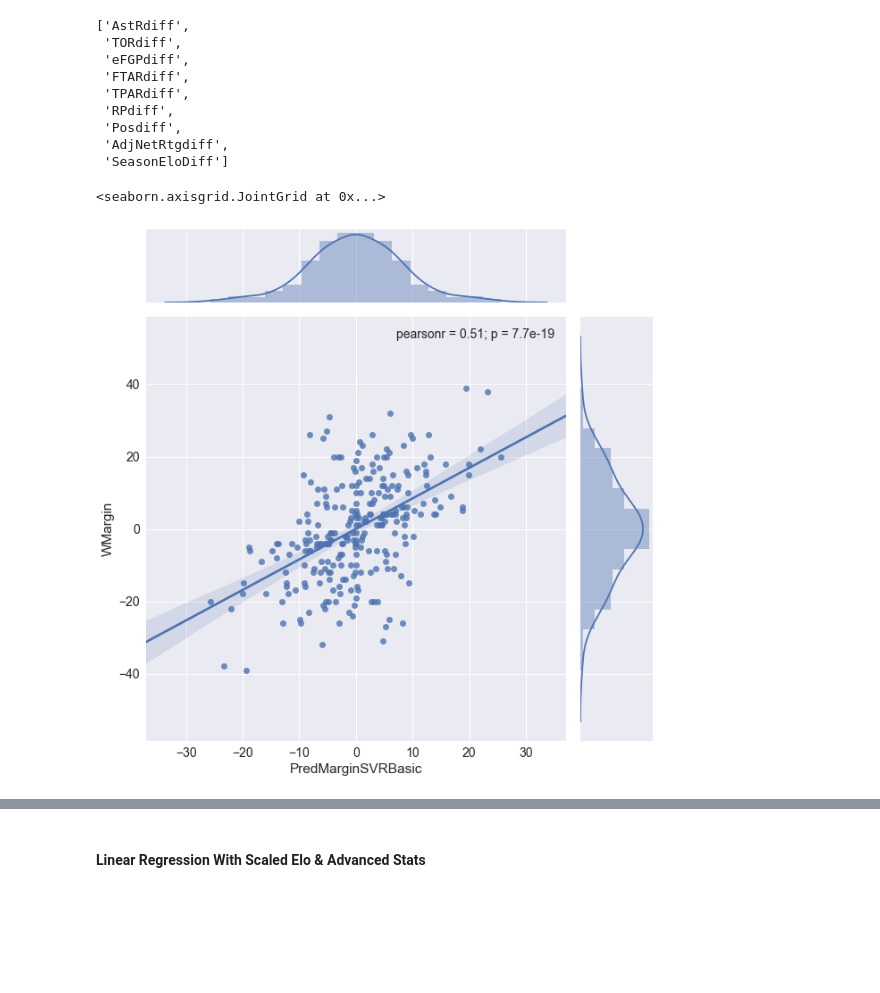
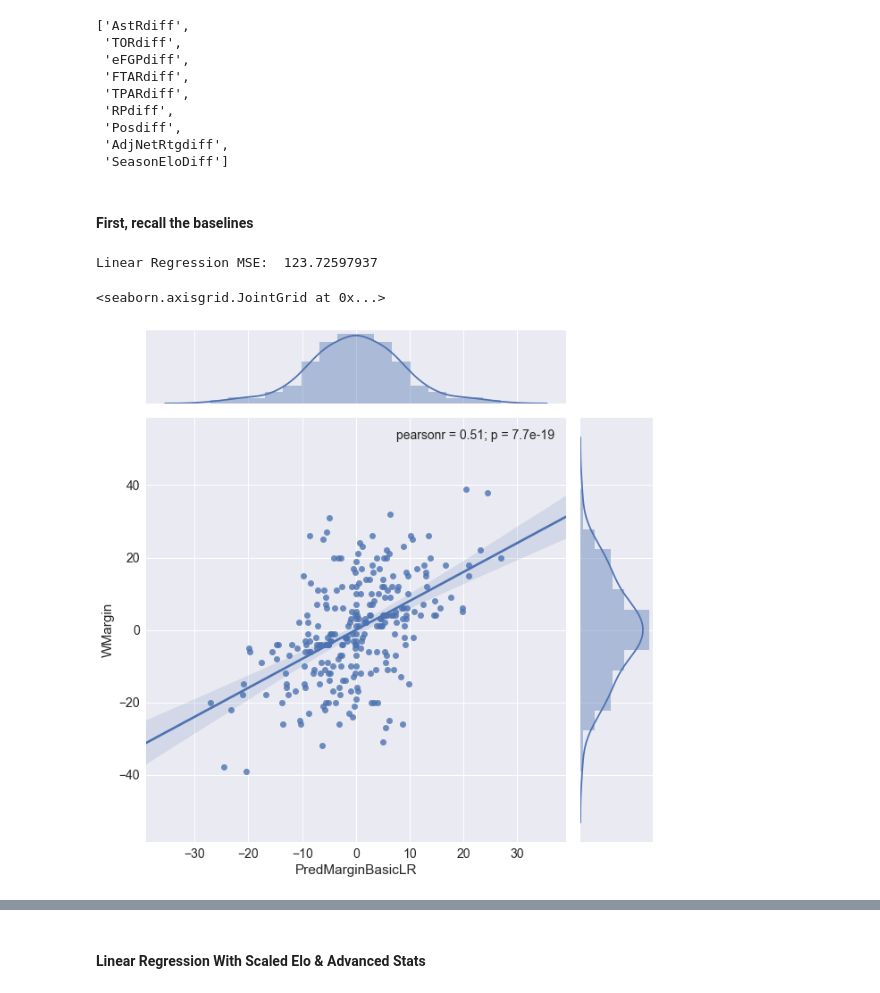
Before and after one commit to victoreram/Springboard-Data-Science, a Jupyter notebook: NCAABBPrediction/MLAdvancedStats.ipynb, the cells around one changed output, grey strips where cells are left out. Drawn from its saved outputs; the diff is of its cells as text; code cells hidden in the pictures; blank space fills up the shorter version.

```diff
--- a/NCAABBPrediction/MLAdvancedStats.ipynb
+++ b/NCAABBPrediction/MLAdvancedStats.ipynb
@@ -730,30 +730,28 @@ scaled_cols
  'Posdiff',
  'AdjNetRtgdiff',
  'SeasonEloDiff']
+# %% [markdown]
+#### First, recall the baselines
 # %%
 import warnings
 warnings.filterwarnings('ignore')
-
+mses = dict()
 X_train = tourney_matchups.loc[tourney_matchups.Season < 2017, 'SeasonEloDiff'].values.reshape(-1,1)
 y_train = tourney_matchups.loc[tourney_matchups.Season < 2017, 'WMargin'].values.reshape(-1,1)
 X_test = tourney_matchups.loc[tourney_matchups.Season >= 2017, 'SeasonEloDiff'].values.reshape(-1,1)
 y_true = tourney_matchups.loc[tourney_matchups.Season >= 2017, 'WMargin'].values.reshape(-1,1)
-
-svr = LinearSVR()
-#C_s = [x*np.arange(1,10) for x in np.logspace(start=-1, stop=1, num=3)]
-C_s =  np.logspace(start=-2, stop=2, num=5)
-
-parameters = {'C':C_s}
-reg = GridSearchCV(svr,
-                  parameters,
-                  scoring='neg_mean_squared_error'
-                  )
-
-reg.fit(X_train, y_train)
-y_pred = reg.predict(X_test)
-odds_tourney = simulate_betting(odds_tourney, y_pred, 'SVRBasic')
-
-sns.jointplot(data=odds_tourney, x='PredMarginSVRBasic', y='WMargin', kind='reg', size=9)
-# %% [output]
-<seaborn.axisgrid.JointGrid at 0x...>
-[figure, removed]
+# %%
+lr = lm.LinearRegression()
+lr.fit(X_train, y_train)
+y_pred = lr.predict(X_test)
+odds_tourney = simulate_betting(odds_tourney, y_pred, 'BasicLR')
+model_name = 'LRBasic'
+mse = mean_squared_error(y_true, y_pred)
+mses[model_name] = mse
+print("Linear Regression MSE: ", mse)
+sns.set(font_scale=1.4)
+sns.jointplot(data=odds_tourney, x='PredMarginBasicLR', y='WMargin', kind='reg', size=9)
+# %% [output]
+Linear Regression MSE:  123.72597937
+<seaborn.axisgrid.JointGrid at 0x...>
+[figure, added]
```
Also changed, not shown: parts of 49 cells of this notebook.
